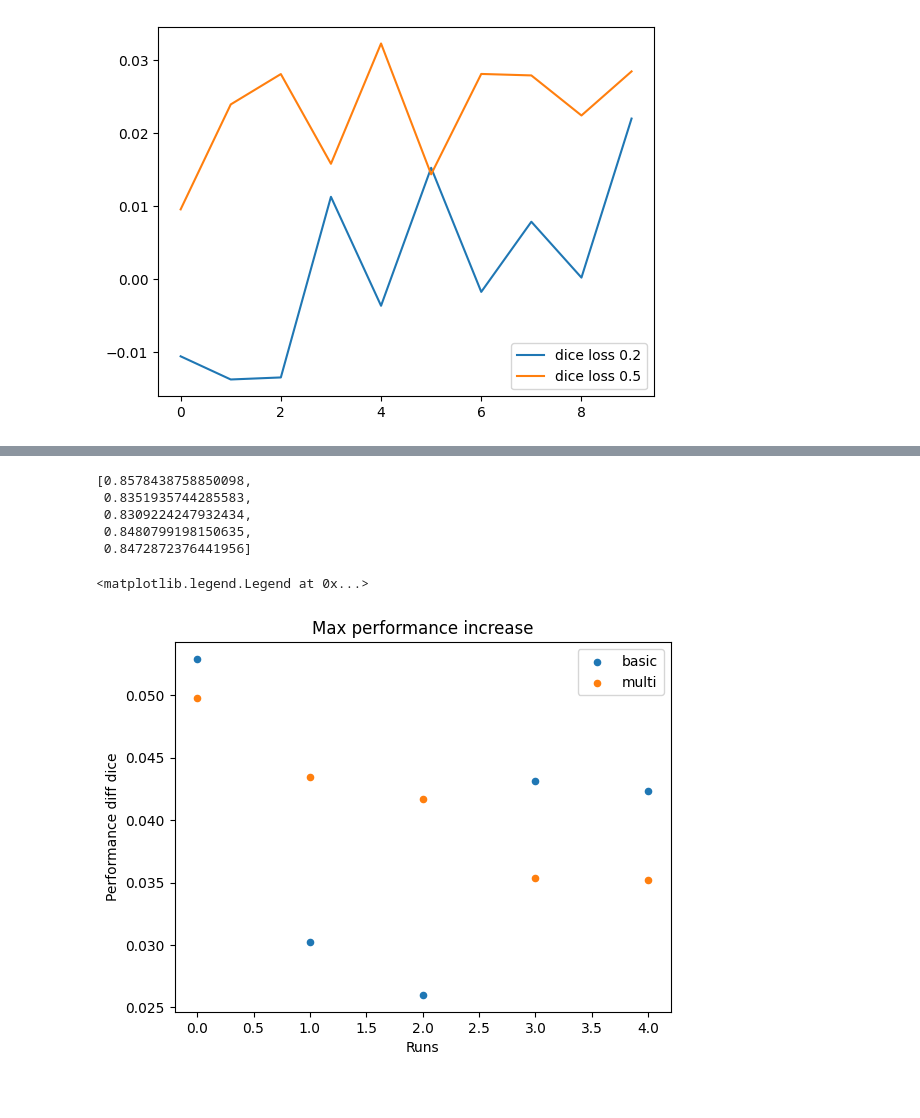
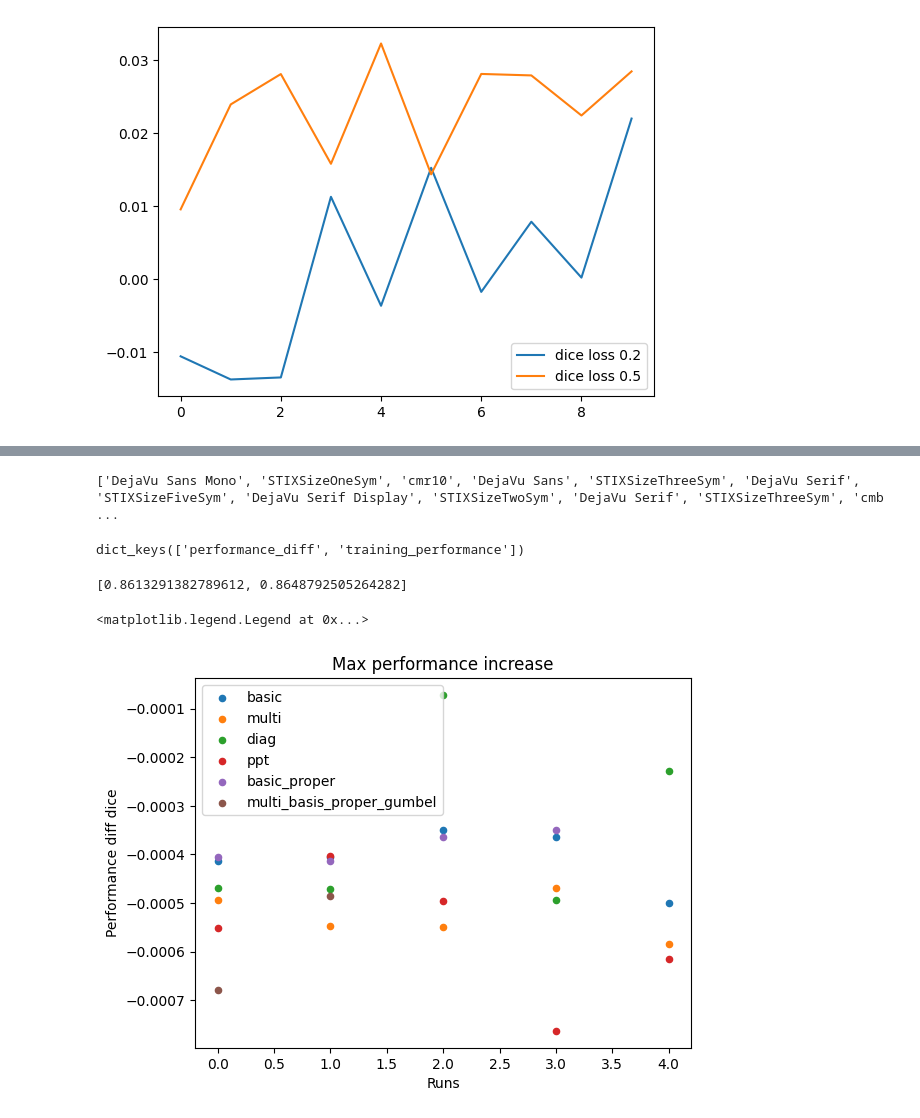
Before and after one commit to andreasaspe/3DSegRef, a Jupyter notebook: uncertainty/plotting.ipynb, the cells around one changed output, grey strips where cells are left out. Drawn from its saved outputs; the diff is of its cells as text; code cells hidden in the pictures.

```diff
--- a/uncertainty/plotting.ipynb
+++ b/uncertainty/plotting.ipynb
@@ -383,0 +462,5 @@ multi = Holder(basis_path=basis_path, exp_name=exp_name_two)
+# %%
+import matplotlib.font_manager as fm
+print([f.name for f in fm.fontManager.ttflist])
+# %% [output]
+['DejaVu Sans Mono', 'STIXSizeOneSym', 'cmr10', 'DejaVu Sans', 'STIXSizeThreeSym', 'DejaVu Serif', 'STIXSizeFiveSym', 'DejaVu Serif Display', 'STIXSizeTwoSym', 'DejaVu Serif', 'STIXSizeThreeSym', 'cmb ...
@@ -384,24 +469,29 @@ multi = Holder(basis_path=basis_path, exp_name=exp_name_two)
+# %%
+pcl.keys()
+# %% [output]
+dict_keys(['performance_diff', 'training_performance'])
 # %%
-y_vals = [holder.get_max('dice_score') for holder in basic.holders]
+y_vals = [holder.get_max('dice_score') for holder in multi.holders]
 y_vals
 # %% [output]
-[0.8578438758850098,
- 0.8351935744285583,
- 0.8309224247932434,
- 0.8480799198150635,
- 0.8472872376441956]
+[0.8613291382789612, 0.8648792505264282]
 # %%
 fig, ax = plt.subplots(1,1)
 
-ax = basic.plot_max_performance(ax = ax, name = 'basic')
-ax = multi.plot_max_performance(ax = ax,  name = 'multi')
+ax = basic.plot_max_performance(ax = ax, name = 'basic', score = 'NLL', get_max=False)
+ax = multi.plot_max_performance(ax = ax,  name = 'multi', score = 'NLL', get_max=False)
+ax = diag.plot_max_performance(ax = ax, score = 'NLL', get_max=False)
+ax = ppt.plot_max_performance(ax = ax, score = 'NLL', get_max=False)
+ax = bp.plot_max_performance(ax = ax, score = 'NLL', get_max=False)
+ax = mbp.plot_max_performance(ax = ax, score = 'NLL', get_max=False)
+
 ax.set_title('Max performance increase')
 ax.set_xlabel('Runs')
 ax.set_ylabel('Performance diff dice')
 ax.legend()
 # %% [output]
 <matplotlib.legend.Legend at 0x...>
-[figure, old version]
+[figure, new version]
 # %%
 fig, ax = plt.subplots(1,1)
 
```
Also changed, not shown: parts of 8 cells of this notebook, 9 other files.
